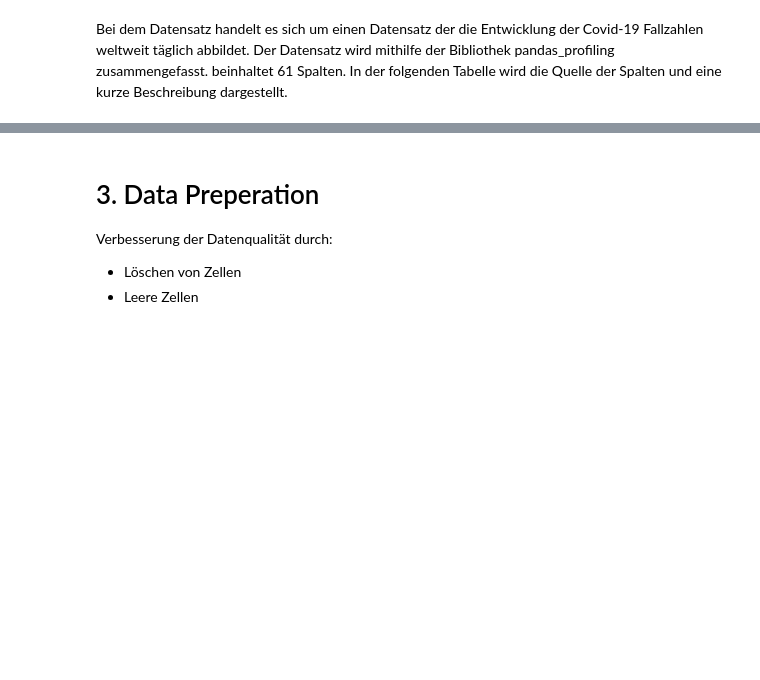
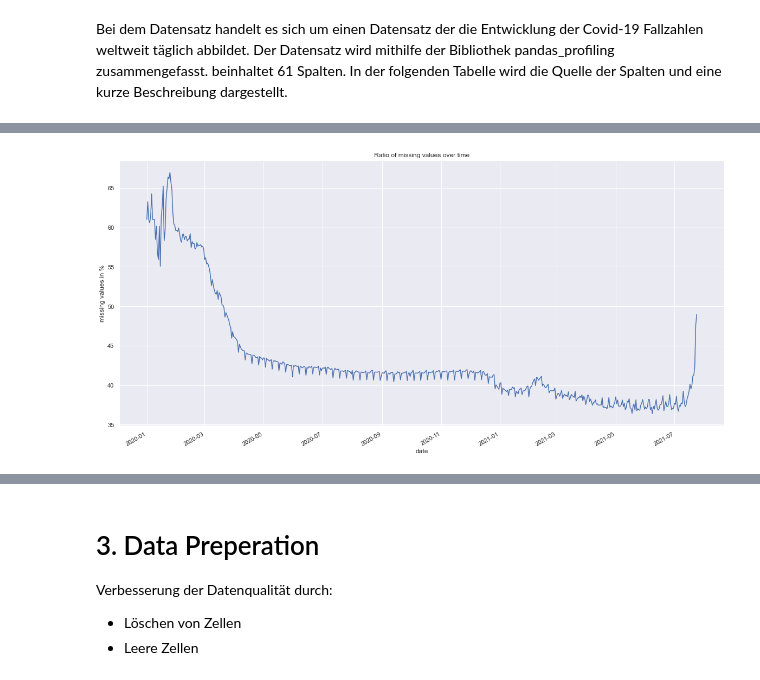
Before and after one commit to MatthiasSimons/covid-analysis, a Jupyter notebook: covid_analysis.ipynb, the cells around one changed output, grey strips where cells are left out. Drawn from its saved outputs; the diff is of its cells as text; code cells hidden in the pictures; blank space fills up the shorter version.

```diff
--- a/covid_analysis.ipynb
+++ b/covid_analysis.ipynb
@@ -132,0 +177,18 @@ pd.read_csv(r"data/covid-dataset_column-description.csv")
+# %%
+df = dataset.isnull().sum(axis=1).groupby(level=1).agg(['count','sum'])
+df["missing in %"] = 100*df["sum"]/(df["count"]*len(dataset.columns))
+df.sort_values(by="missing in %", inplace = True)
+
+fig, ax = plt.subplots(figsize=(20,10))
+
+plt.title("Ratio of missing values over time")
+plt.xlabel("date")
+plt.ylabel("missing values in %")
+
+sns.lineplot(x=df.index.get_level_values(0), y="missing in %", data=df)
+
+fig.autofmt_xdate()
+
+plt.show()
+# %% [output]
+[figure, added]
```
Also changed, not shown: parts of 26 cells of this notebook.
